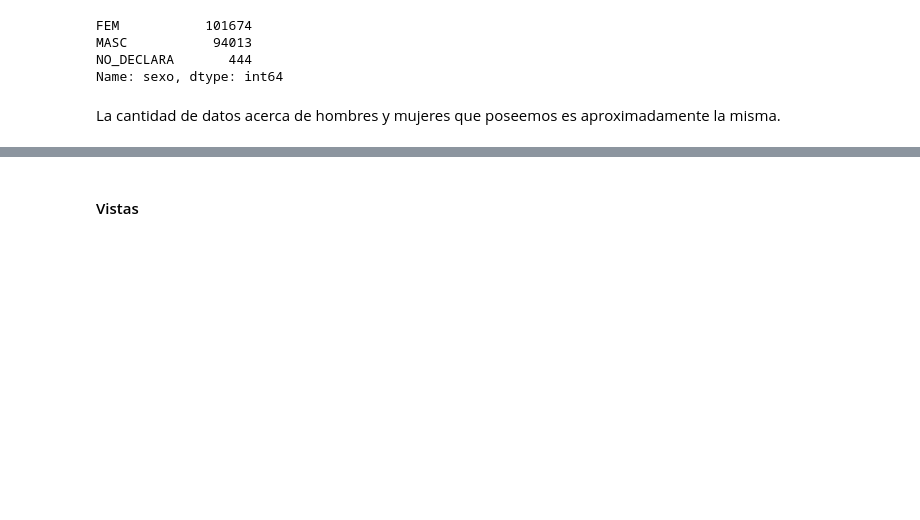
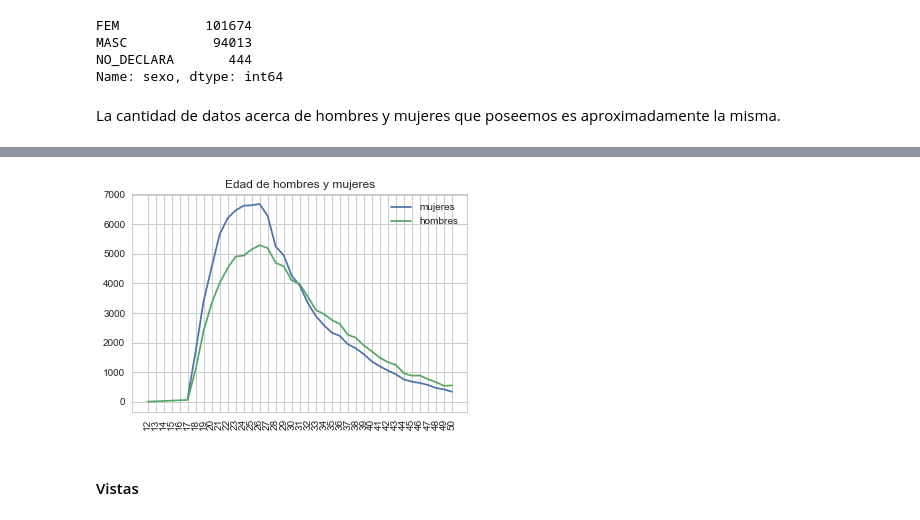
Before and after one commit to FrancoLiberali/tp1-orga-datos-1c2018, a Jupyter notebook: AnalisisExplorario.ipynb, the cells around one changed output, grey strips where cells are left out. Drawn from its saved outputs; the diff is of its cells as text; code cells hidden in the pictures; blank space fills up the shorter version.

```diff
--- a/AnalisisExplorario.ipynb
+++ b/AnalisisExplorario.ipynb
@@ -214,3 +209,13 @@ Text(0,0.5,'cantidad de postulantes')
+# %%
+edades_masc = pos_gen_edad[(pos_gen_edad['sexo'] == 'MASC') & (pos_gen_edad['edad'] <= 50) ]['edad'].value_counts().sort_index()
+edades_fem = pos_gen_edad[(pos_gen_edad['sexo'] == 'FEM') & (pos_gen_edad['edad'] <= 50) ]['edad'].value_counts().sort_index()
+plt.figure()
+edades_fem.plot(rot = 90, xticks = range(12,51), label = 'mujeres');
+edades_masc.plot(rot = 90, xticks = range(12,51), label = 'hombres');
+plt.title('Edad de hombres y mujeres')
+plt.legend();
+# %% [output]
+[figure, added]
 # %% [markdown]
 #### Vistas
 # %%
```
Also changed, not shown: parts of 25 cells of this notebook.
